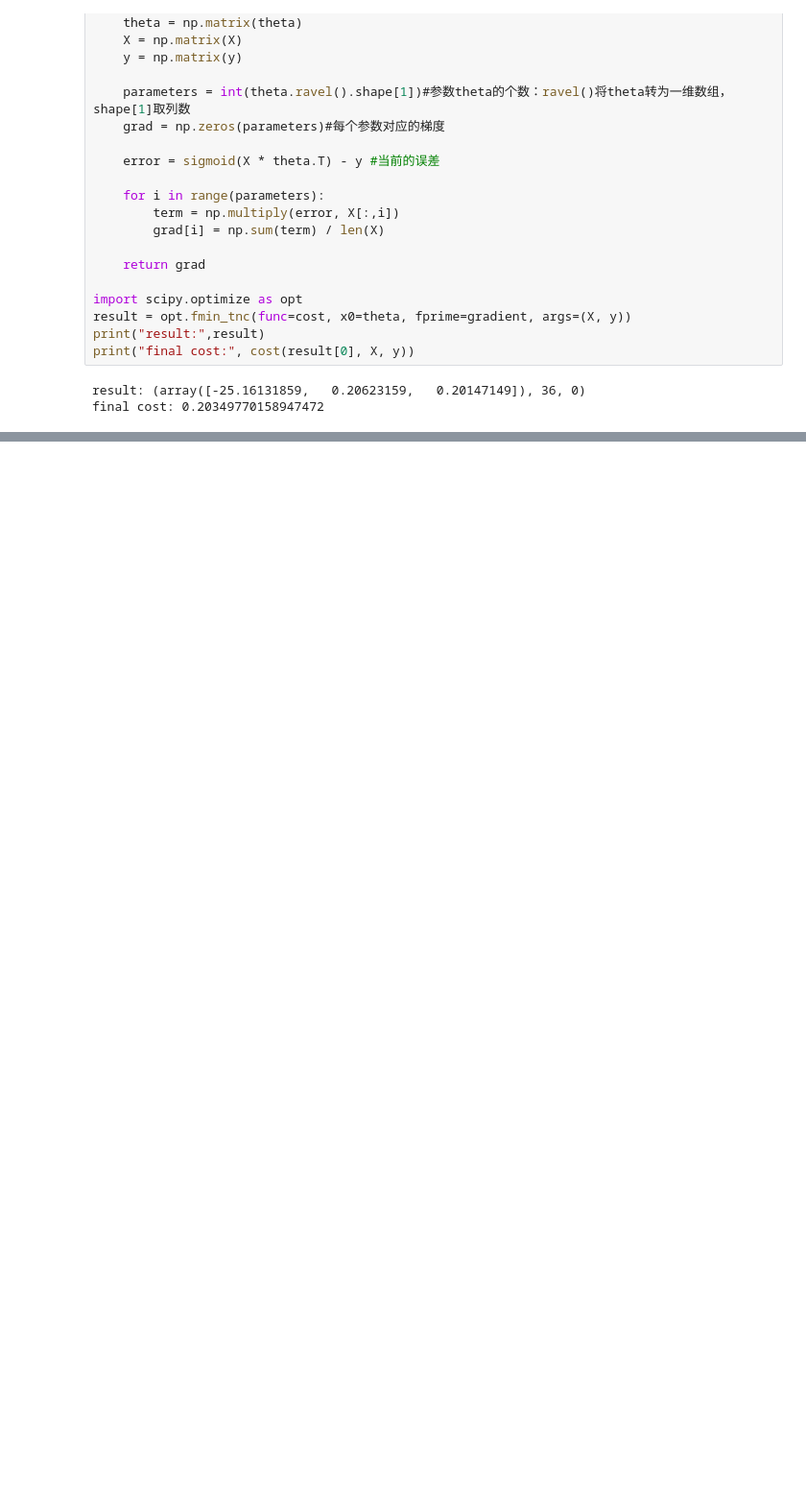
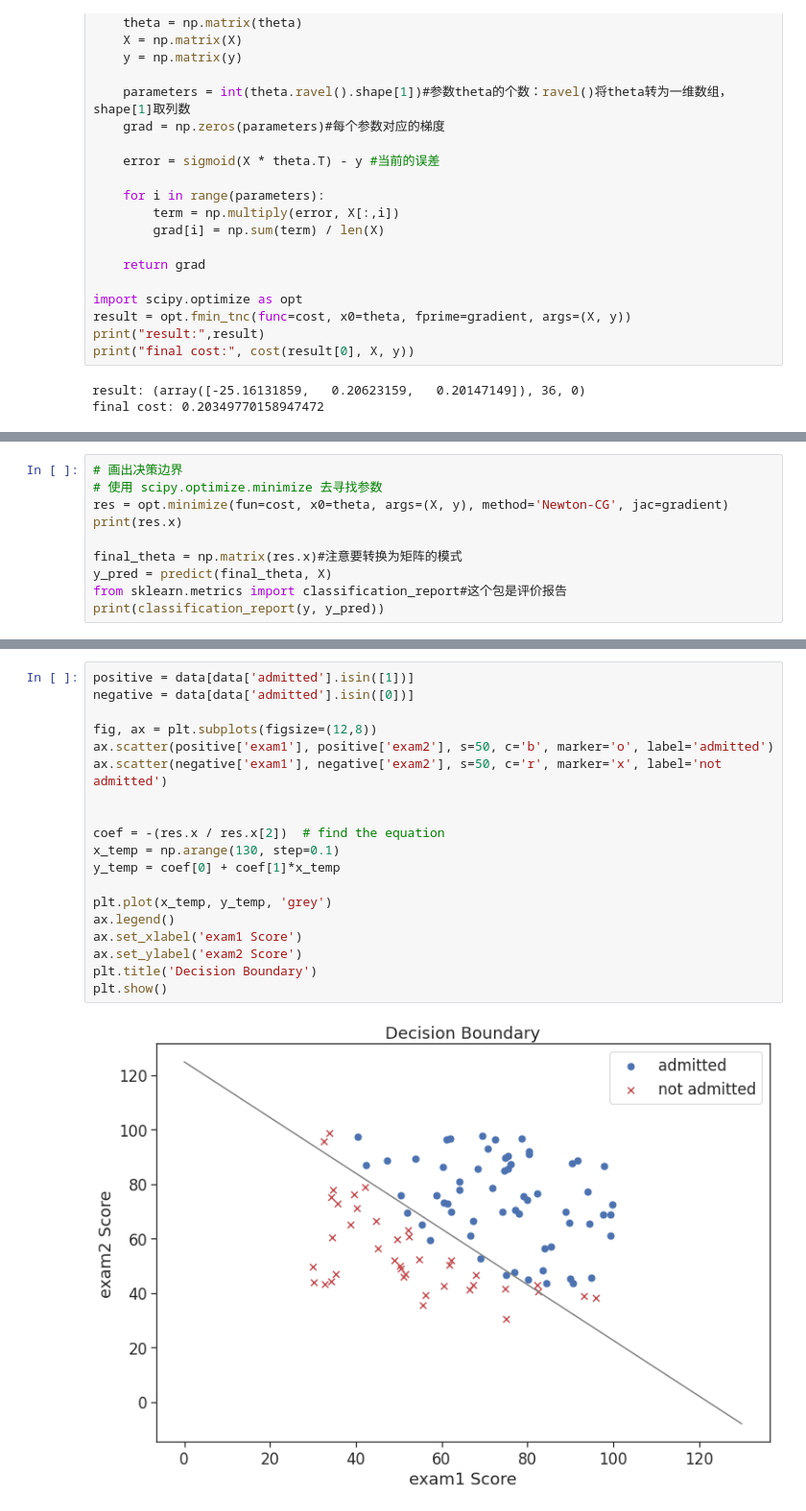
Before and after one commit to KwanWaiPang/draw_figure, a Jupyter notebook: 2.Logistic Regression/code.ipynb, the cells around one changed output, grey strips where cells are left out. Shown at 96% size. Drawn from its saved outputs; the diff is of its cells as text; blank space fills up the shorter version.

Commit message:
画出决策边界~

```diff
--- a/2.Logistic Regression/code.ipynb
+++ b/2.Logistic Regression/code.ipynb
@@ -212 +214,11 @@ print ('accuracy = {0}%'.format(accuracy))
 accuracy = 89%
+# %%
+# 画出决策边界
+# 使用 scipy.optimize.minimize 去寻找参数
+res = opt.minimize(fun=cost, x0=theta, args=(X, y), method='Newton-CG', jac=gradient)
+print(res.x)
+
+final_theta = np.matrix(res.x)#注意要转换为矩阵的模式
+y_pred = predict(final_theta, X)
+from sklearn.metrics import classification_report#这个包是评价报告
+print(classification_report(y, y_pred))
@@ -212,0 +235,21 @@ accuracy = 89%
+# %%
+positive = data[data['admitted'].isin([1])]
+negative = data[data['admitted'].isin([0])]
+
+fig, ax = plt.subplots(figsize=(12,8))
+ax.scatter(positive['exam1'], positive['exam2'], s=50, c='b', marker='o', label='admitted')
+ax.scatter(negative['exam1'], negative['exam2'], s=50, c='r', marker='x', label='not admitted')
+
+
+coef = -(res.x / res.x[2])  # find the equation
+x_temp = np.arange(130, step=0.1)
+y_temp = coef[0] + coef[1]*x_temp
+
+plt.plot(x_temp, y_temp, 'grey')
+ax.legend()
+ax.set_xlabel('exam1 Score')
+ax.set_ylabel('exam2 Score')
+plt.title('Decision Boundary')
+plt.show()
+# %% [output]
+[figure, added]
```
Also changed, not shown: parts of 2 cells of this notebook.
